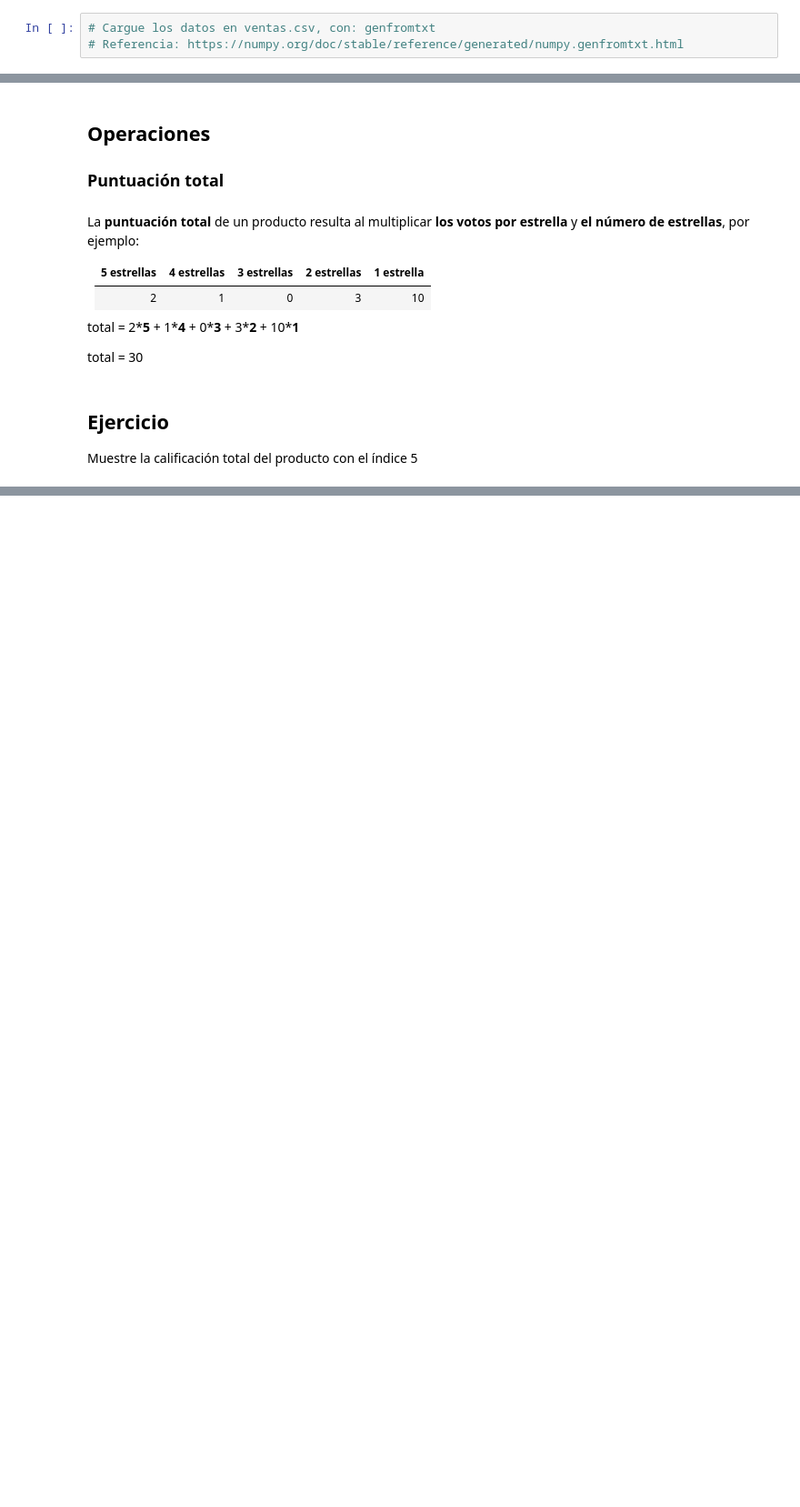
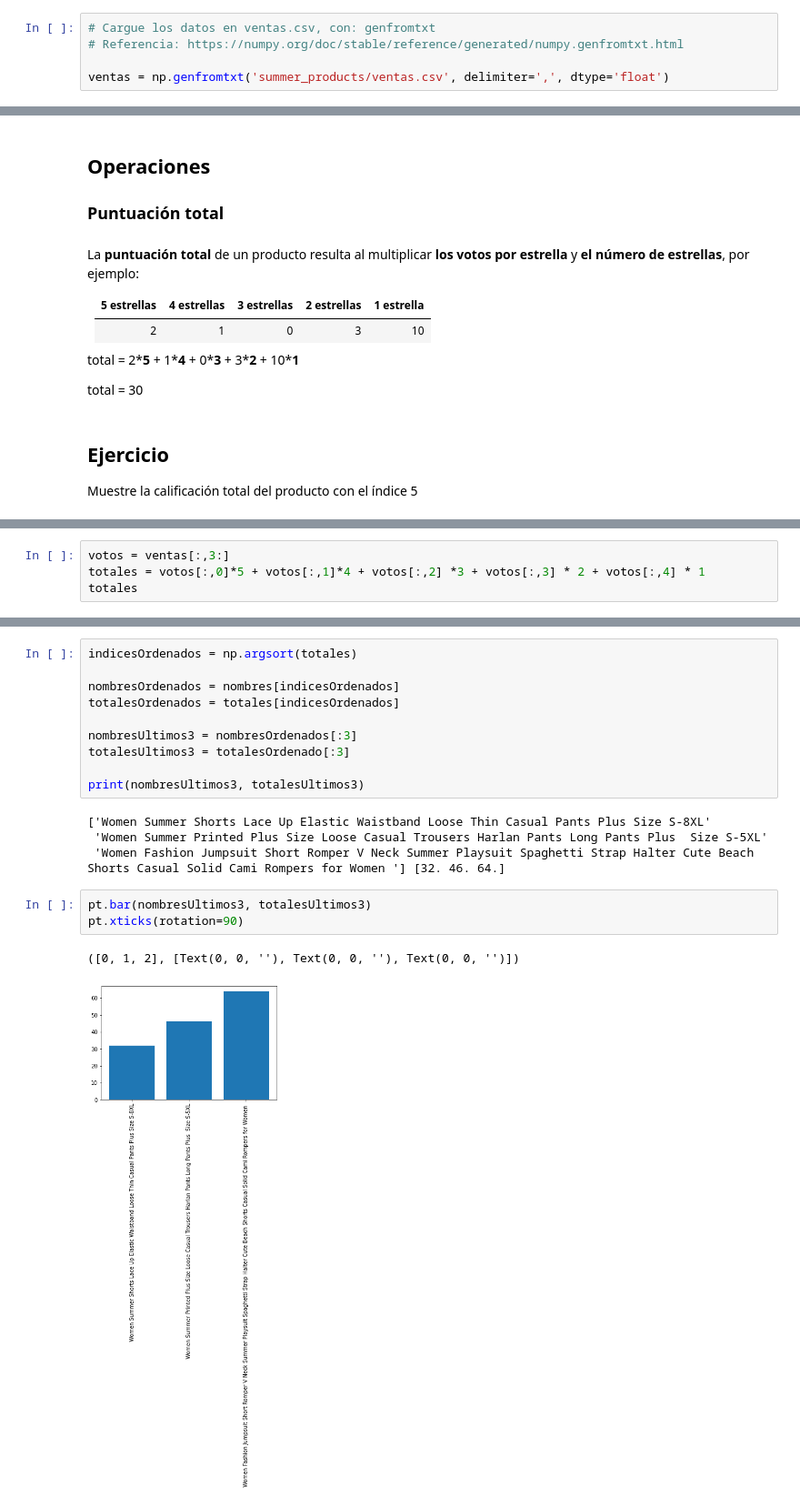
Before and after one commit to aavendan/Python-para-DataScience, a Jupyter notebook: Python - 103.ipynb, the cells around one changed output, grey strips where cells are left out. Shown: that part at 91% size. Drawn from its saved outputs; the diff is of its cells as text; blank space fills up the shorter version.

```diff
--- a/Python - 103.ipynb
+++ b/Python - 103.ipynb
@@ -24,5 +46,7 @@ nombres = np.loadtxt('summer_products/nombres.csv',encoding='utf-8', dtype='str'
 # %%
 # Cargue los datos en ventas.csv, con: genfromtxt
 # Referencia: https://numpy.org/doc/stable/reference/generated/numpy.genfromtxt.html
+
+ventas = np.genfromtxt('summer_products/ventas.csv', delimiter=',', dtype='float')
 # %%
 # Muestre los datos cargados en ventas.csv
@@ -69,0 +321,4 @@ Muestre la calificación total del producto con el índice 5
+# %%
+votos = ventas[:,3:]
+totales = votos[:,0]*5 + votos[:,1]*4 + votos[:,2] *3 + votos[:,3] * 2 + votos[:,4] * 1
+totales
@@ -69,0 +365,20 @@ Muestre la calificación total del producto con el índice 5
+# %%
+indicesOrdenados = np.argsort(totales)
+
+nombresOrdenados = nombres[indicesOrdenados]
+totalesOrdenados = totales[indicesOrdenados]
+
+nombresUltimos3 = nombresOrdenados[:3]
+totalesUltimos3 = totalesOrdenado[:3]
+
+print(nombresUltimos3, totalesUltimos3)
+# %% [output]
+['Women Summer Shorts Lace Up Elastic Waistband Loose Thin Casual Pants Plus Size S-8XL'
+ 'Women Summer Printed Plus Size Loose Casual Trousers Harlan Pants Long Pants Plus  Size S-5XL'
+ 'Women Fashion Jumpsuit Short Romper V Neck Summer Playsuit Spaghetti Strap Halter Cute Beach Shorts Casual Solid Cami Rompers for Women '] [32. 46. 64.]
+# %%
+pt.bar(nombresUltimos3, totalesUltimos3)
+pt.xticks(rotation=90)
+# %% [output]
+([0, 1, 2], [Text(0, 0, ''), Text(0, 0, ''), Text(0, 0, '')])
+[figure, added]
```
Also changed, not shown: parts of 41 cells of this notebook, 1 other file.
